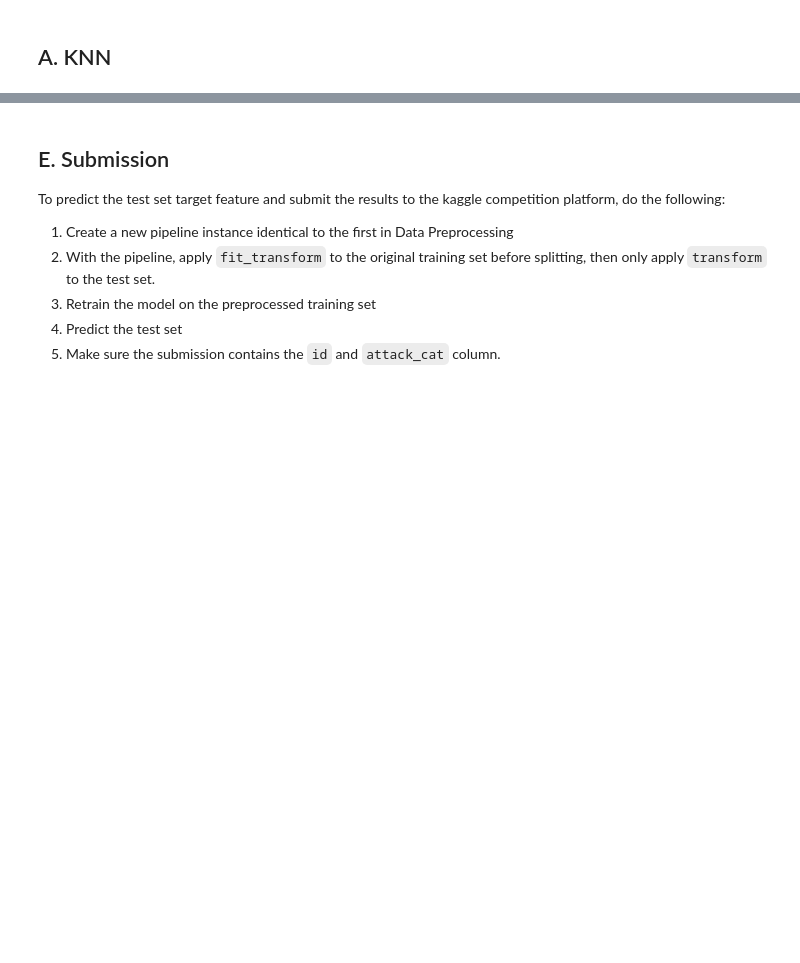
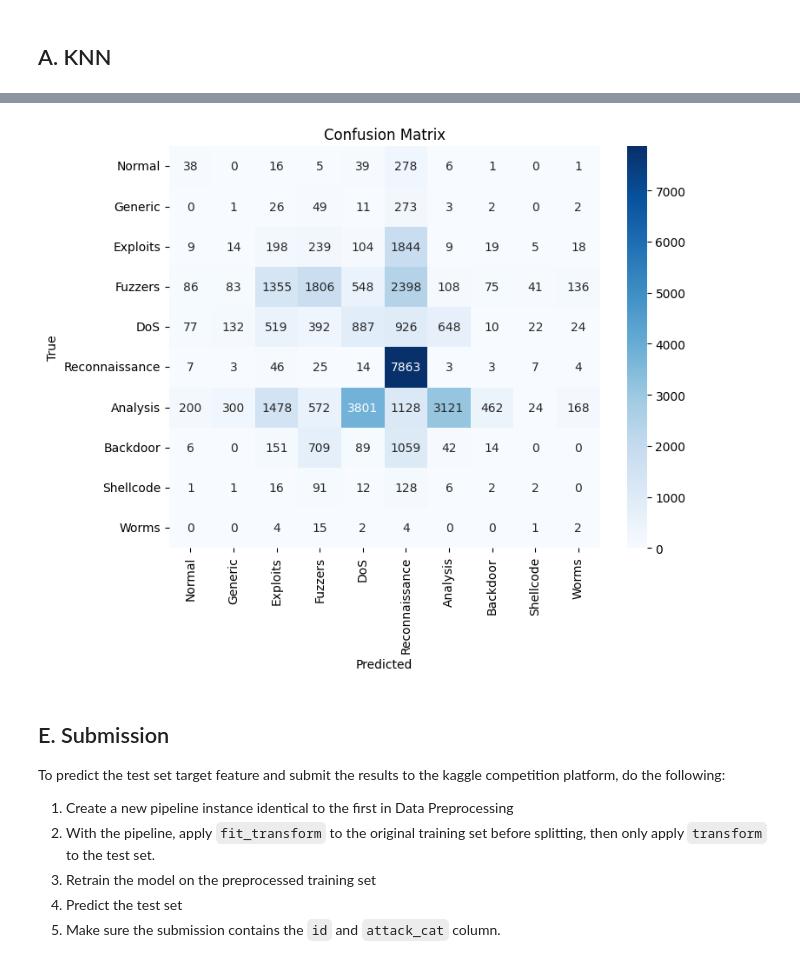
Before and after one commit to evelynnn04/Tubes2_AI, a Jupyter notebook: Copy_of_IF3170_Artificial_Intelligence___Tugas_Besar_2_Notebook_Template.ipynb, the cells around one changed output, grey strips where cells are left out. Cells and saved outputs as stored; diff of their text form; code cells hidden in the pictures; blank space fills up the shorter version.

```diff
--- a/Copy_of_IF3170_Artificial_Intelligence___Tugas_Besar_2_Notebook_Template.ipynb
+++ b/Copy_of_IF3170_Artificial_Intelligence___Tugas_Besar_2_Notebook_Template.ipynb
@@ -887,3 +1017,3 @@ y_train = train_set['attack_cat']
 # %%
-# X_train, y_train = undersample_data(X_train, y_train)
+X_train_undersampled, y_train_undersampled = undersample_data(X_train, y_train, target_count=500)
 # %% [output]
@@ -892,4 +1022,5 @@ Resampled class distribution: Counter({'Analysis': 102, 'Backdoor': 102, 'DoS':
 # %%
+X_train_undersampled_pipelined = pipeline(X_train_undersampled, fit=True)
 X_train_pipelined = pipeline(X_train, fit=True)
 X_val_pipelined = pipeline(X_val)
 df_test_pipelined = pipeline(df_test)
@@ -1417,4 +1131,5 @@ def tune_knn(X, y):
 # %%
-# model_knn_selfmade = KNN_Selfmade(neighbors=4, metric='manhattan', algorithm='kd_tree')
-# model_knn_selfmade.fit(X_train_pipelined, y_train)
-# y_pred_knn_selfmade = model_knn_selfmade.predict(X_val_pipelined)
+model_knn_selfmade = KNN_Selfmade(neighbors=4, metric='manhattan', algorithm='kd_tree')
+model_knn_selfmade.fit(X_train_undersampled_pipelined, y_train_undersampled)
+y_pred_knn_selfmade_for_val = model_knn_selfmade.predict(X_val_pipelined)
+# y_pred_knn_selfmade_for_test = model_knn_selfmade.predict(df_test_pipelined)
@@ -1420,0 +1294,5 @@ def tune_knn(X, y):
+# %%
+model_ID3_selfmade = ID3_Selfmade(max_depth=15)
+model_ID3_selfmade.fit(X_train_undersampled_pipelined, y_train_undersampled)
+y_pred_ID3_selfmade_for_val = model_ID3_selfmade.predict(X_val_pipelined)
+# y_pred_ID3_selfmade_for_test = model_ID3_selfmade.predict(df_test_pipelined)
@@ -1429,5 +1329,7 @@ def tune_knn(X, y):
 # %%
-# plot_confusion_matrix(y_val, y_pred_ID3_selfmade, y_val.value_counts().index)
+plot_confusion_matrix(y_val, y_pred_ID3_selfmade_for_val, y_val.value_counts().index)
+# %% [output]
+[figure, added]
 # %% [markdown]
 ## E. Submission
 To predict the test set target feature and submit the results to the kaggle competition platform, do the following:
```
Also changed, not shown: parts of 62 cells of this notebook, 3 other files.
